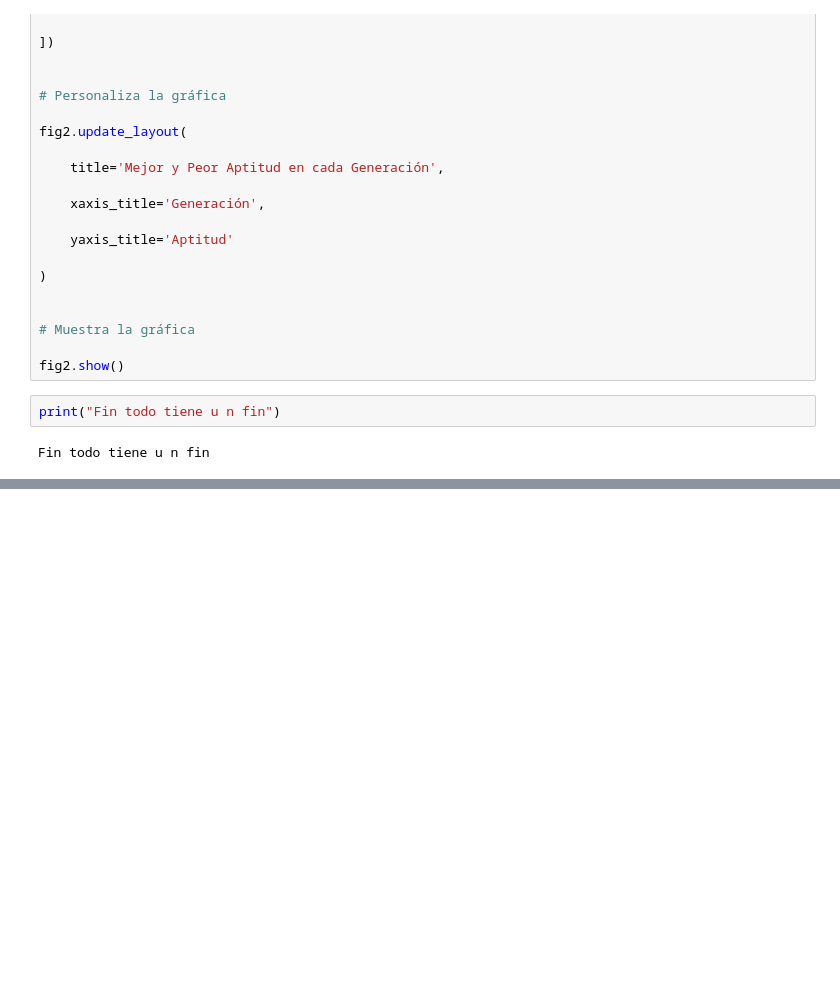
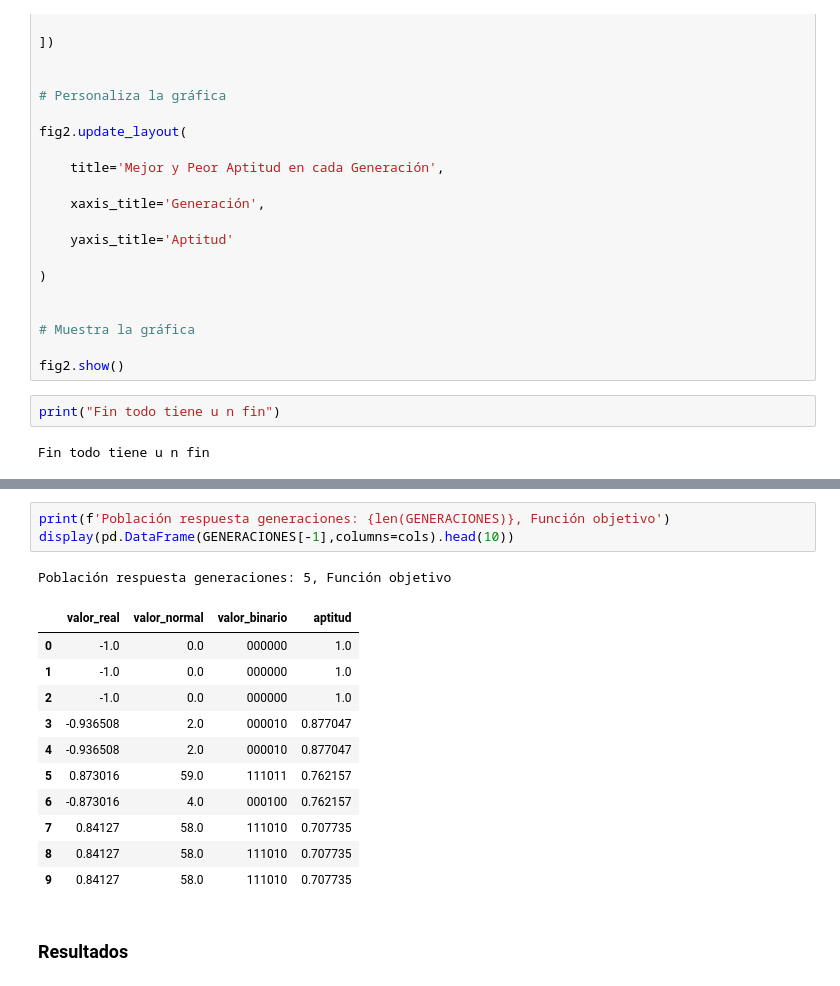
Before and after one commit to Leodna/metahueristicos, a Jupyter notebook: notebooks/final_actividad_1.ipynb, the cells around one changed output, grey strips where cells are left out. Cells and saved outputs as stored; diff of their text form; blank space fills up the shorter version.

```diff
--- a/notebooks/final_actividad_1.ipynb
+++ b/notebooks/final_actividad_1.ipynb
@@ -364,0 +475,18 @@ Fin todo tiene u n fin
+# %%
+print(f'Población respuesta generaciones: {len(GENERACIONES)}, Función objetivo')
+display(pd.DataFrame(GENERACIONES[-1],columns=cols).head(10))
+# %% [output]
+Población respuesta generaciones: 5, Función objetivo
+|  | valor_real | valor_normal | valor_binario | aptitud |
+| 0 | -1.0 | 0.0 | 000000 | 1.0 |
+| 1 | -1.0 | 0.0 | 000000 | 1.0 |
+| 2 | -1.0 | 0.0 | 000000 | 1.0 |
+| 3 | -0.936508 | 2.0 | 000010 | 0.877047 |
+| 4 | -0.936508 | 2.0 | 000010 | 0.877047 |
+| 5 | 0.873016 | 59.0 | 111011 | 0.762157 |
+| 6 | -0.873016 | 4.0 | 000100 | 0.762157 |
+| 7 | 0.84127 | 58.0 | 111010 | 0.707735 |
+| 8 | 0.84127 | 58.0 | 111010 | 0.707735 |
+| 9 | 0.84127 | 58.0 | 111010 | 0.707735 |
+# %% [markdown]
+### Resultados
```
Also changed, not shown: parts of 7 cells of this notebook.
